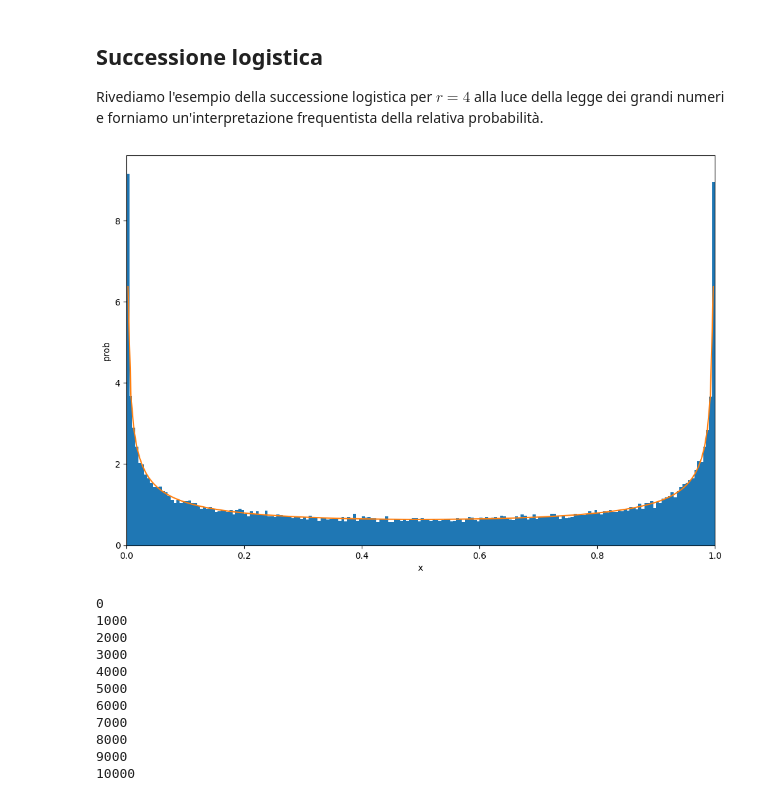
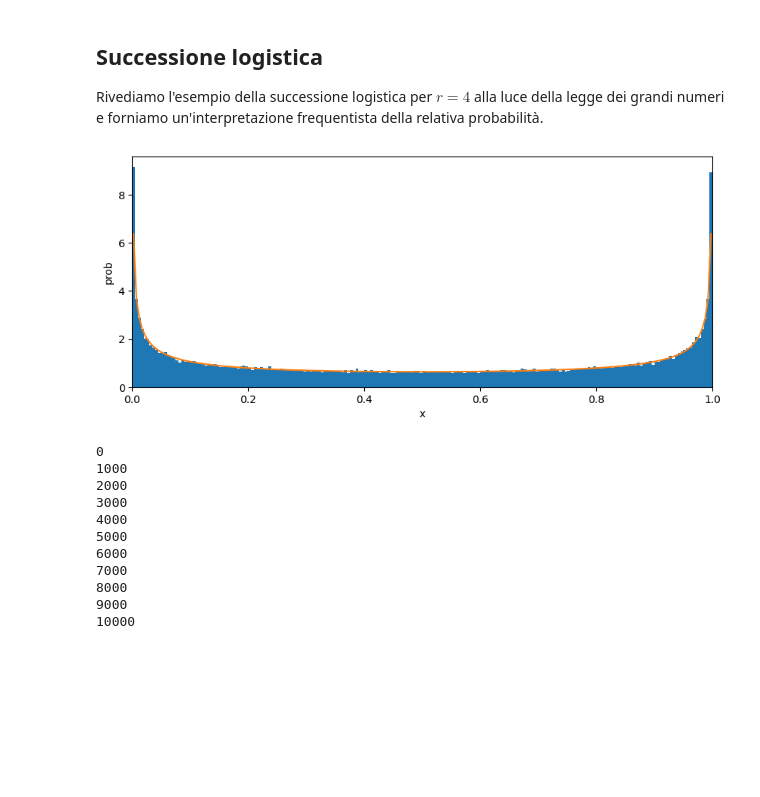
Before and after one commit to lucalista/analisi-dati-2024, a Jupyter notebook: 06.02.00__Legge_dei_grandi_numeri_e_probabilita_frequentista.ipynb, the cells around one changed output. Cells and saved outputs as stored; diff of their text form; code cells hidden in the pictures; blank space fills up the shorter version.

```diff
--- a/06.02.00__Legge_dei_grandi_numeri_e_probabilita_frequentista.ipynb
+++ b/06.02.00__Legge_dei_grandi_numeri_e_probabilita_frequentista.ipynb
@@ -117,7 +120,7 @@ for i in range(n): d[i] = random.randint(1, 6)
 Calcoliamo la probabilità di ciascun risultato da 1 a 6
 # %%
 count = np.empty(6)
-for i in range(6): count[i] = len(np.where(d==i+1)[0])
+for i in range(6): count[i] = len(d[d == i + 1])
 freq = count/n
 print("Conteggi: ", count)
 print("Frequenza:", freq)
@@ -167,24 +170,24 @@ Rivediamo l'esempio della successione logistica per $r=4$ alla luce della legge
 # %%
 seq=[]
 r=4
 x = 0.34567
 for i in range(100000):
     seq.append(x)
     x=r*x*(1-x)
 nbins=200
-plt.figure(figsize=(12,8))
+plt.figure(figsize=(10, 4))
 n, bins, patches = plt.hist(seq, nbins, density=True)
 delta=1/nbins
 x = np.linspace(0+delta/2,1-delta/2,nbins)
 y = c = 1./np.sqrt(x*(1-x))
-y/=math.pi
+y /= math.pi
 plt.plot(x, y)
 plt.xlim(0, 1)
 plt.xlabel('x')
 plt.ylabel('prob')
 plt.show()
 # %% [output]
-[figure, old version]
+[figure, new version]
 # %%
 from scipy.stats import norm
 n_rnd = 50000
```
Also changed, not shown: parts of 7 cells of this notebook, 1 other file.
